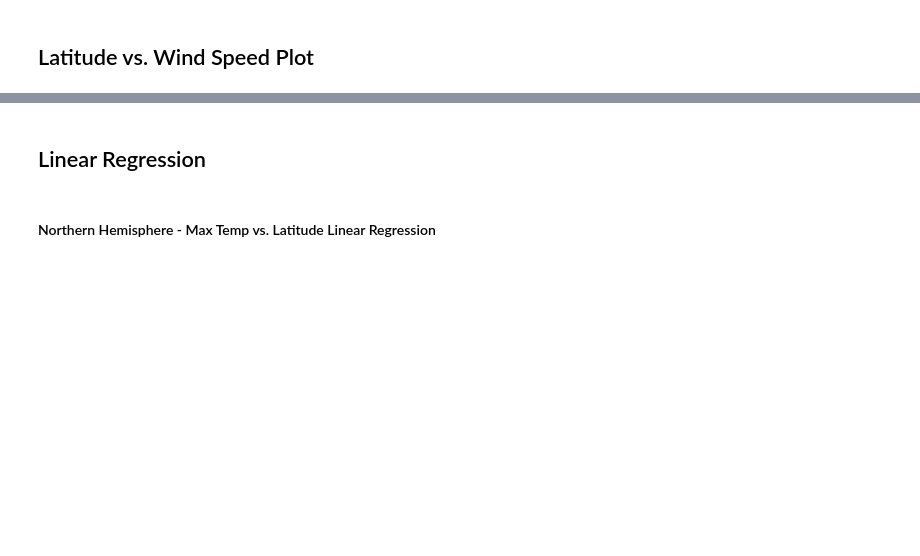
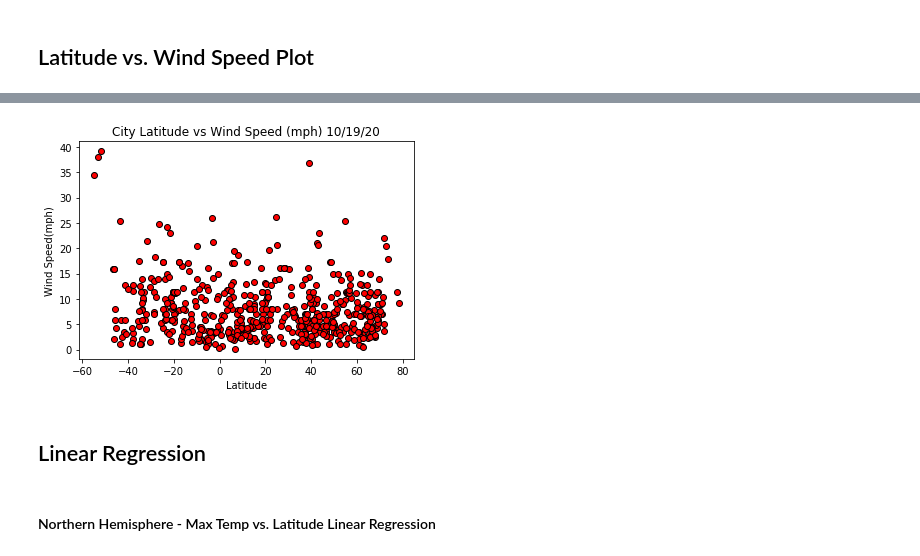
Before and after one commit to ayoukhanna/Global-Weather-Trends, a Jupyter notebook: WeatherPy.ipynb, the cells around one changed output, grey strips where cells are left out. Saved outputs shown, nothing was run; the diff lists cells and outputs as text; code cells hidden in the pictures; blank space fills up the shorter version.

```diff
--- a/WeatherPy.ipynb
+++ b/WeatherPy.ipynb
@@ -202,3 +223,14 @@ Int64Index([], dtype='int64')
+# %%
+Latitude = Weather_df["Latitude"]
+wind_speed= Weather_df["Wind"]
+
+plt.scatter(Latitude, wind_speed, marker="o", facecolors="red", edgecolors="black")
+plt.title("City Latitude vs Wind Speed (mph) 10/19/20")
+plt.xlabel("Latitude")
+plt.ylabel("Wind Speed(mph)")
+plt.show()
+# %% [output]
+[figure, added]
 # %% [markdown]
 ## Linear Regression
 # %% [markdown]
```
Also changed, not shown: parts of 7 cells of this notebook.
